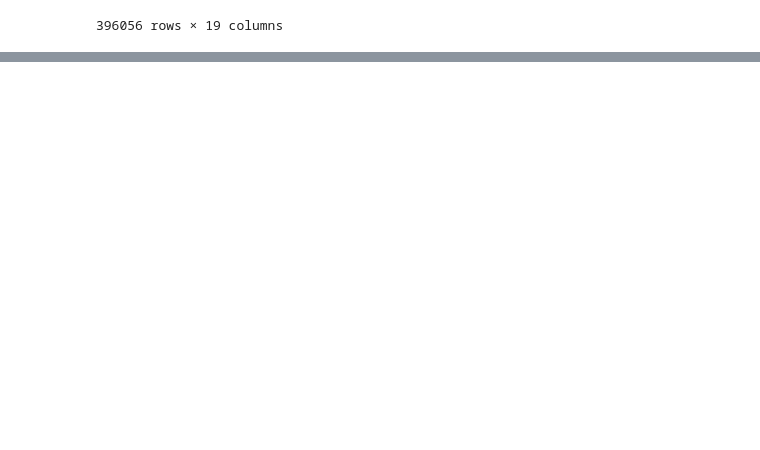
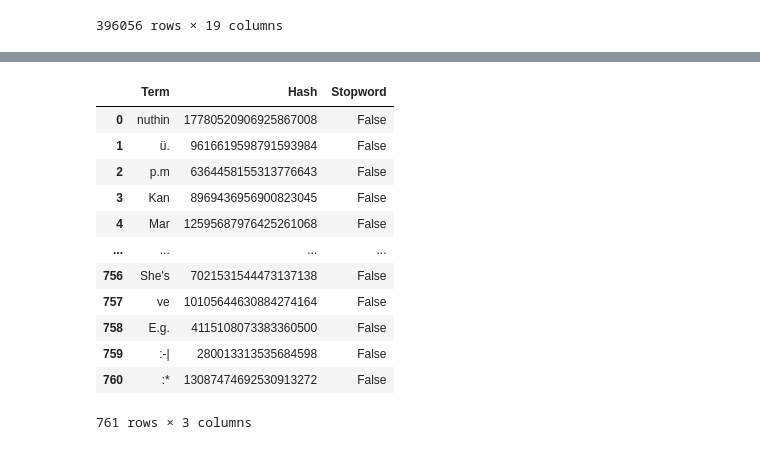
Before and after one commit to hl0d0w1g/CORD-19-NLP, a Jupyter notebook: CORD19_NLP.ipynb, the cells around one changed output, grey strips where cells are left out. Cells and saved outputs as stored; diff of their text form; code cells hidden in the pictures; blank space fills up the shorter version.

```diff
--- a/CORD19_NLP.ipynb
+++ b/CORD19_NLP.ipynb
@@ -98,0 +164,52 @@ metadata_df
+# %%
+mult_nlp = spacy.load('xx_sent_ud_sm')
+mult_nlp.add_pipe('language_detector', last=True)
+nlp = spacy.load('en_core_web_md')
+nlp.disable_pipe('parser')
+nlp.disable_pipe('ner')
+
+nlp.tokenizer.add_special_case('SARS-CoV-2', [{ORTH: 'SARS'}, {ORTH: '-'}, {ORTH: 'CoV-2'}])
+nlp.tokenizer.add_special_case('SARSr-CoV', [{ORTH: 'SARSr'}, {ORTH: '-'}, {ORTH: 'CoV'}])
+
+def abstract_preprocessing(raw_abstract, mult_nlp, nlp):
+    '''
+
+    '''
+    mult_doc = mult_nlp(raw_abstract)
+    english_text = ' '.join([sent.text for sent in mult_doc.sents if sent._.language['language']=='en'])
+    doc = nlp(english_text)
+
+    doc_dict = defaultdict(list)
+    for i, token in enumerate(doc):
+        doc_dict['tokens'].append(token.text)
+        doc_dict['lemmas'].append(token.lemma_)
+        doc_dict['pos'].append(token.pos_)
+        doc_dict['generic_stopword'].append(token.is_stop)
+        doc_dict['alpha_digit'].append(token.is_alpha or token.is_digit)
+
+    return dict(doc_dict)
+# %%
+results = []
+for lex in nlp.vocab:
+    r = {}
+    r['Term'] = lex.text
+    r['Hash'] = lex.orth
+    r['Stopword'] = lex.is_stop
+    results.append(r)
+
+results_df = pd.DataFrame(results)
+results_df
+# %% [output]
+|  | Term | Hash | Stopword |
+| 0 | nuthin | 17780520906925867008 | False |
+| 1 | ü. | 9616619598791593984 | False |
+| 2 | p.m | 6364458155313776643 | False |
+| 3 | Kan | 8969436956900823045 | False |
+| 4 | Mar | 12595687976425261068 | False |
+| ... | ... | ... | ... |
+| 756 | She's | 7021531544473137138 | False |
+| 757 | ve | 10105644630884274164 | False |
+| 758 | E.g. | 4115108073383360500 | False |
+| 759 | :-| | 280013313535684598 | False |
+| 760 | :* | 13087474692530913272 | False |
+761 rows × 3 columns
```
Also changed, not shown: parts of 27 cells of this notebook.
